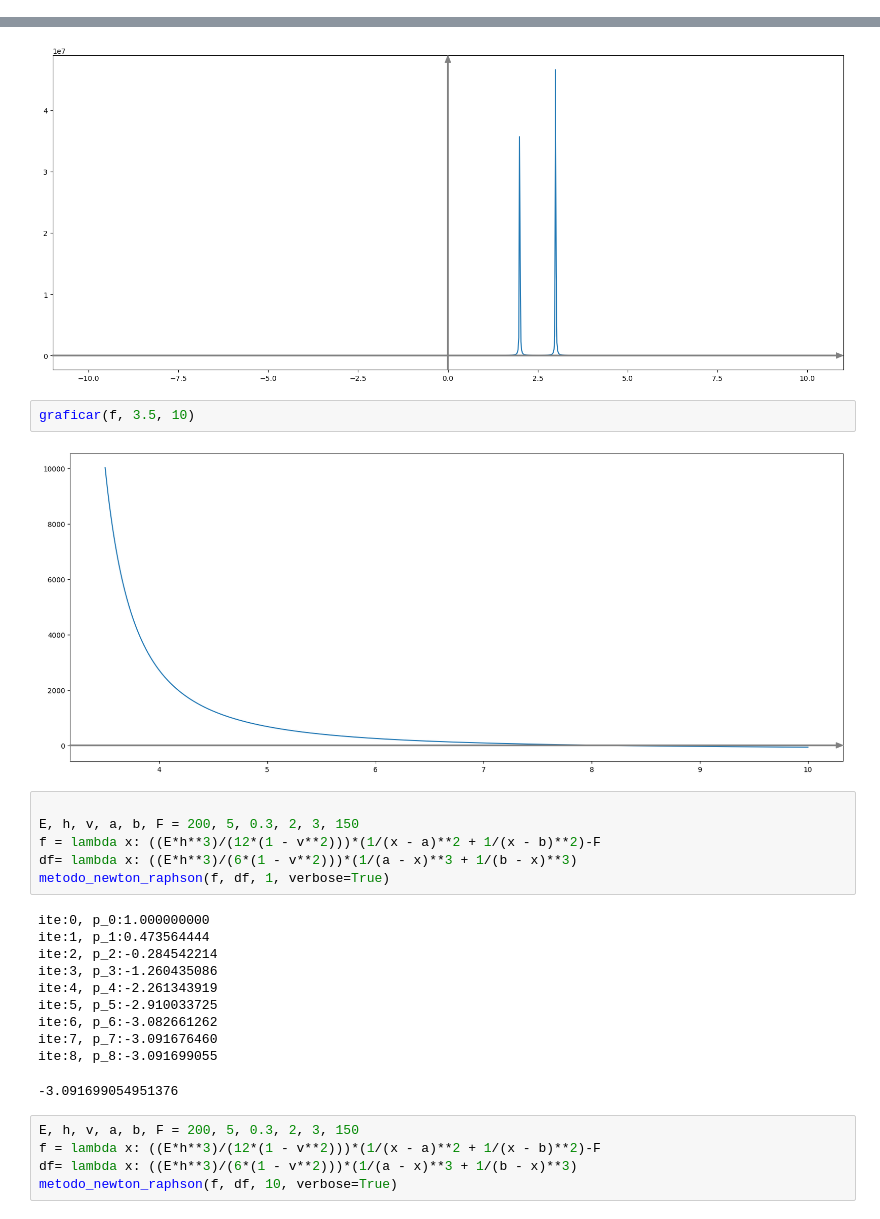
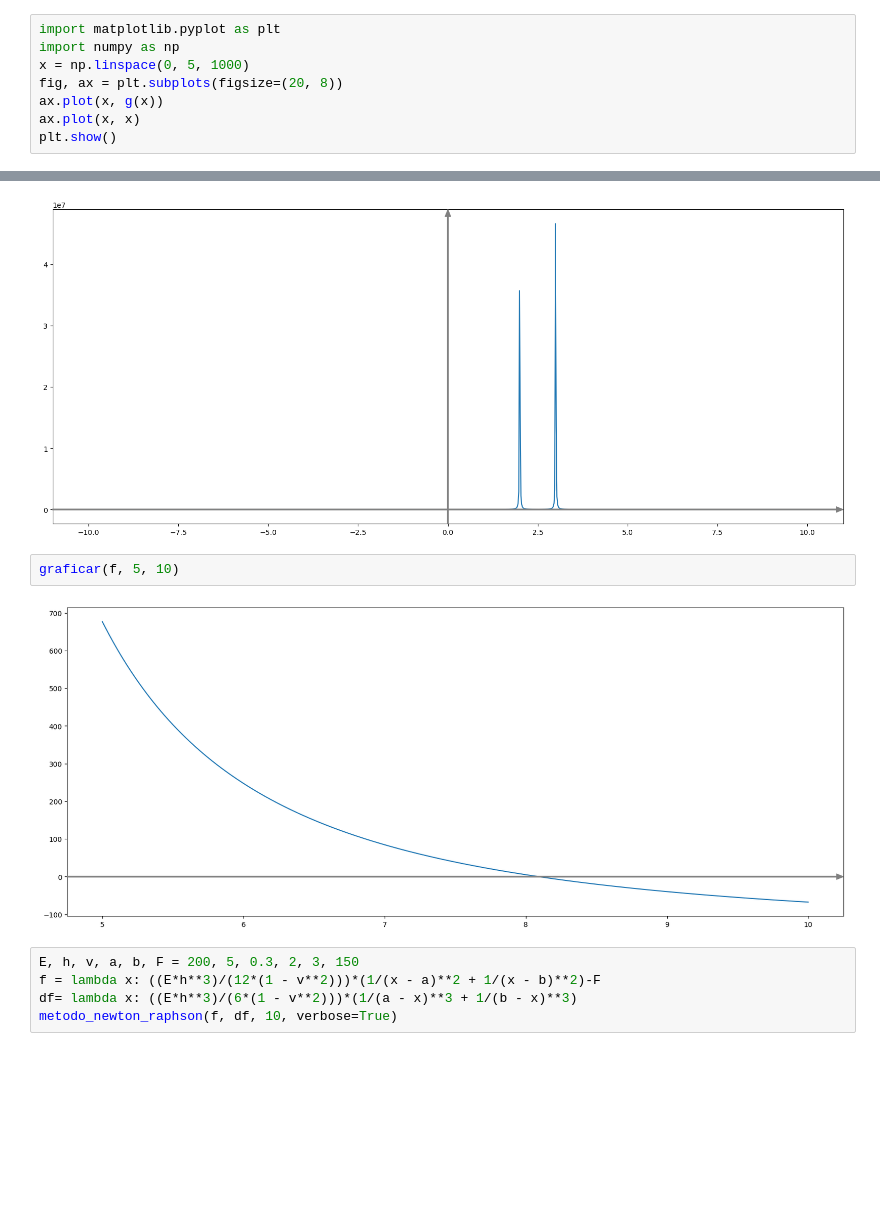
Before and after one commit to caramirezs/MetNum_202260, a Jupyter notebook: Taller 3.ipynb, the cells around one changed output, grey strips where cells are left out. Drawn from its saved outputs; the diff is of its cells as text; blank space fills up the shorter version.

```diff
--- a/Taller 3.ipynb
+++ b/Taller 3.ipynb
@@ -188,0 +187,8 @@ ite 6 : p_5 =3.34365 p_6 =3.3436372 | e_abs: 1.386380e-05
+# %%
+import matplotlib.pyplot as plt
+import numpy as np
+x = np.linspace(0, 5, 1000)
+fig, ax = plt.subplots(figsize=(20, 8))
+ax.plot(x, g(x))
+ax.plot(x, x)
+plt.show()
@@ -194,26 +219,9 @@ graficar(f, -10, 10)
 # %% [output]
 [figure]
 # %%
-graficar(f, 3.5, 10)
+graficar(f, 5, 10)
 # %% [output]
-[figure, old version]
+[figure, new version]
-# %%
-
-E, h, v, a, b, F = 200, 5, 0.3, 2, 3, 150
-f = lambda x: ((E*h**3)/(12*(1 - v**2)))*(1/(x - a)**2 + 1/(x - b)**2)-F
-df= lambda x: ((E*h**3)/(6*(1 - v**2)))*(1/(a - x)**3 + 1/(b - x)**3)
-metodo_newton_raphson(f, df, 1, verbose=True)
-# %% [output]
-ite:0, p_0:1.000000000
-ite:1, p_1:0.473564444
-ite:2, p_2:-0.284542214
-ite:3, p_3:-1.260435086
-ite:4, p_4:-2.261343919
-ite:5, p_5:-2.910033725
-ite:6, p_6:-3.082661262
-ite:7, p_7:-3.091676460
-ite:8, p_8:-3.091699055
--3.091699054951376
 # %%
 E, h, v, a, b, F = 200, 5, 0.3, 2, 3, 150
 f = lambda x: ((E*h**3)/(12*(1 - v**2)))*(1/(x - a)**2 + 1/(x - b)**2)-F
```
Also changed, not shown: parts of 5 cells of this notebook, 1 other file.
